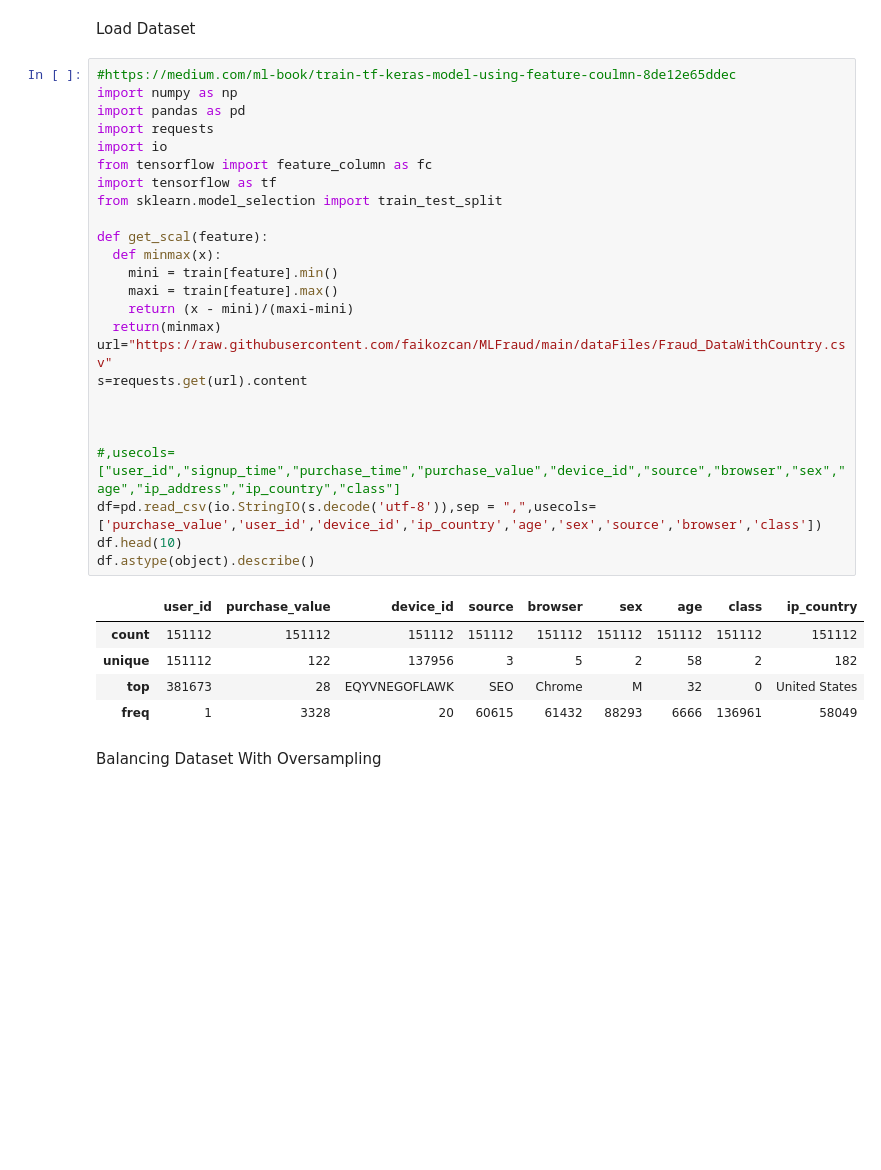
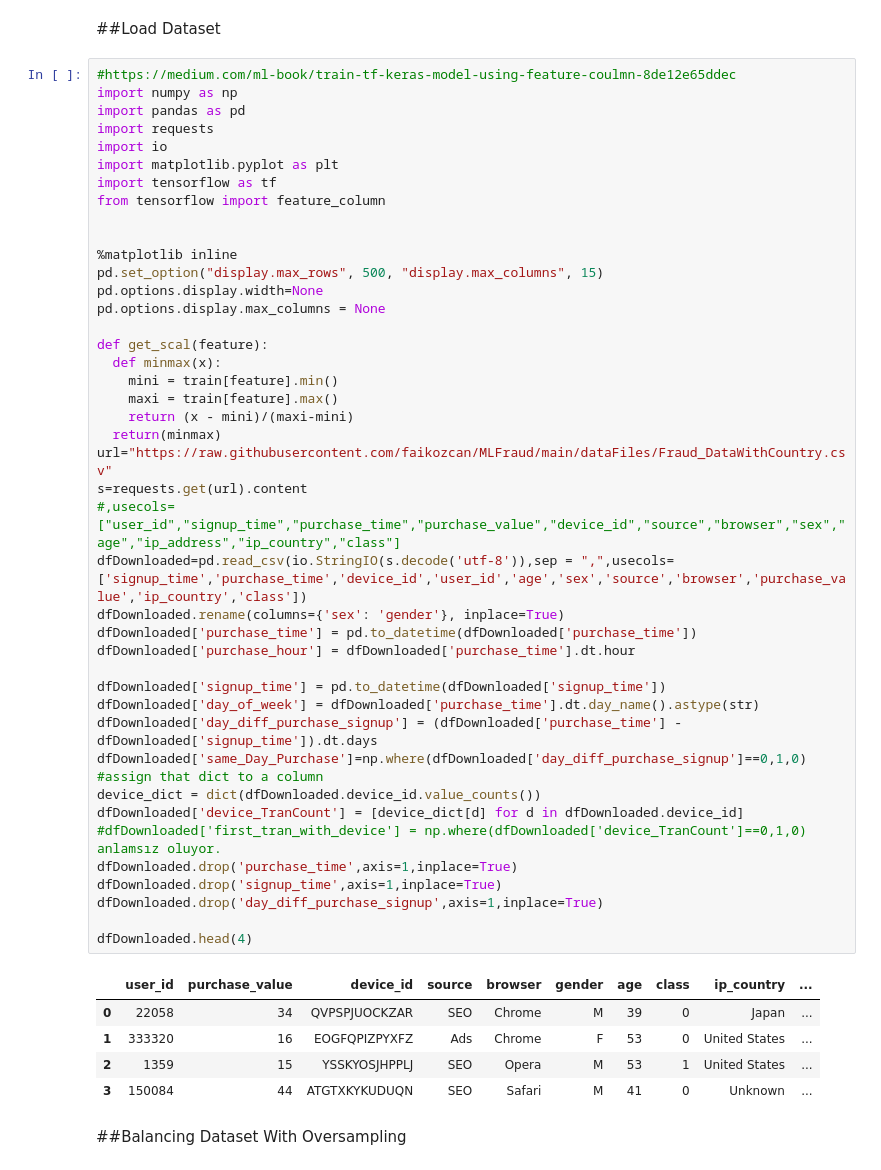
Before and after one commit to faikozcan/MLFraud, a Jupyter notebook: Wide_DeepWithCustomModel.ipynb, the cells around one changed output. Drawn from its saved outputs; the diff is of its cells as text; blank space fills up the shorter version.

```diff
--- a/Wide_DeepWithCustomModel.ipynb
+++ b/Wide_DeepWithCustomModel.ipynb
@@ -1,37 +1,55 @@
 # %% [markdown]
 <a href="https://colab.research.google.com/github/faikozcan/MLFraud/blob/main/Wide_DeepWithCustomModel.ipynb" target="_parent"><img src="https://colab.research.google.com/assets/colab-badge.svg" alt="Open In Colab"/></a>
-# %% [markdown]
-Load Dataset
+# %% [markdown]
+##Load Dataset
 # %%
 #https://medium.com/ml-book/train-tf-keras-model-using-feature-coulmn-8de12e65ddec
 import numpy as np
 import pandas as pd
 import requests
 import io
-from tensorflow import feature_column as fc
+import matplotlib.pyplot as plt
 import tensorflow as tf
-from sklearn.model_selection import train_test_split
+from tensorflow import feature_column
+
+
+%matplotlib inline
+pd.set_option("display.max_rows", 500, "display.max_columns", 15)
+pd.options.display.width=None
+pd.options.display.max_columns = None
 
 def get_scal(feature):
   def minmax(x):
     mini = train[feature].min()
     maxi = train[feature].max()
     return (x - mini)/(maxi-mini)
   return(minmax)
 url="https://raw.githubusercontent.com/faikozcan/MLFraud/main/dataFiles/Fraud_DataWithCountry.csv"
 s=requests.get(url).content
+#,usecols=["user_id","signup_time","purchase_time","purchase_value","device_id","source","browser","sex","age","ip_address","ip_country","class"]
+dfDownloaded=pd.read_csv(io.StringIO(s.decode('utf-8')),sep = ",",usecols=['signup_time','purchase_time','device_id','user_id','age','sex','source','browser','purchase_value','ip_country','class'])
+dfDownloaded.rename(columns={'sex': 'gender'}, inplace=True)
+dfDownloaded['purchase_time'] = pd.to_datetime(dfDownloaded['purchase_time'])
+dfDownloaded['purchase_hour'] = dfDownloaded['purchase_time'].dt.hour
 
+dfDownloaded['signup_time'] = pd.to_datetime(dfDownloaded['signup_time'])
+dfDownloaded['day_of_week'] = dfDownloaded['purchase_time'].dt.day_name().astype(str)
+dfDownloaded['day_diff_purchase_signup'] = (dfDownloaded['purchase_time'] - dfDownloaded['signup_time']).dt.days
+dfDownloaded['same_Day_Purchase']=np.where(dfDownloaded['day_diff_purchase_signup']==0,1,0)
+#assign that dict to a column
+device_dict = dict(dfDownloaded.device_id.value_counts())
+dfDownloaded['device_TranCount'] = [device_dict[d] for d in dfDownloaded.device_id]
+#dfDownloaded['first_tran_with_device'] = np.where(dfDownloaded['device_TranCount']==0,1,0) anlamsız oluyor.
+dfDownloaded.drop('purchase_time',axis=1,inplace=True)
+dfDownloaded.drop('signup_time',axis=1,inplace=True)
+dfDownloaded.drop('day_diff_purchase_signup',axis=1,inplace=True)
 
-
-#,usecols=["user_id","signup_time","purchase_time","purchase_value","device_id","source","browser","sex","age","ip_address","ip_country","class"]
-df=pd.read_csv(io.StringIO(s.decode('utf-8')),sep = ",",usecols=['purchase_value','user_id','device_id','ip_country','age','sex','source','browser','class'])
-df.head(10)
-df.astype(object).describe()
+dfDownloaded.head(4)
 # %% [output]
-|  | user_id | purchase_value | device_id | source | browser | sex | age | class | ip_country |
-| count | 151112 | 151112 | 151112 | 151112 | 151112 | 151112 | 151112 | 151112 | 151112 |
-| unique | 151112 | 122 | 137956 | 3 | 5 | 2 | 58 | 2 | 182 |
-| top | 381673 | 28 | EQYVNEGOFLAWK | SEO | Chrome | M | 32 | 0 | United States |
-| freq | 1 | 3328 | 20 | 60615 | 61432 | 88293 | 6666 | 136961 | 58049 |
+|  | user_id | purchase_value | device_id | source | browser | gender | age | class | ip_country | ... |
+| 0 | 22058 | 34 | QVPSPJUOCKZAR | SEO | Chrome | M | 39 | 0 | Japan | ... |
+| 1 | 333320 | 16 | EOGFQPIZPYXFZ | Ads | Chrome | F | 53 | 0 | United States | ... |
+| 2 | 1359 | 15 | YSSKYOSJHPPLJ | SEO | Opera | M | 53 | 1 | United States | ... |
+| 3 | 150084 | 44 | ATGTXKYKUDUQN | SEO | Safari | M | 41 | 0 | Unknown | ... |
 # %% [markdown]
-Balancing Dataset With Oversampling
+##Balancing Dataset With Oversampling
```
Also changed, not shown: parts of 12 cells of this notebook.
